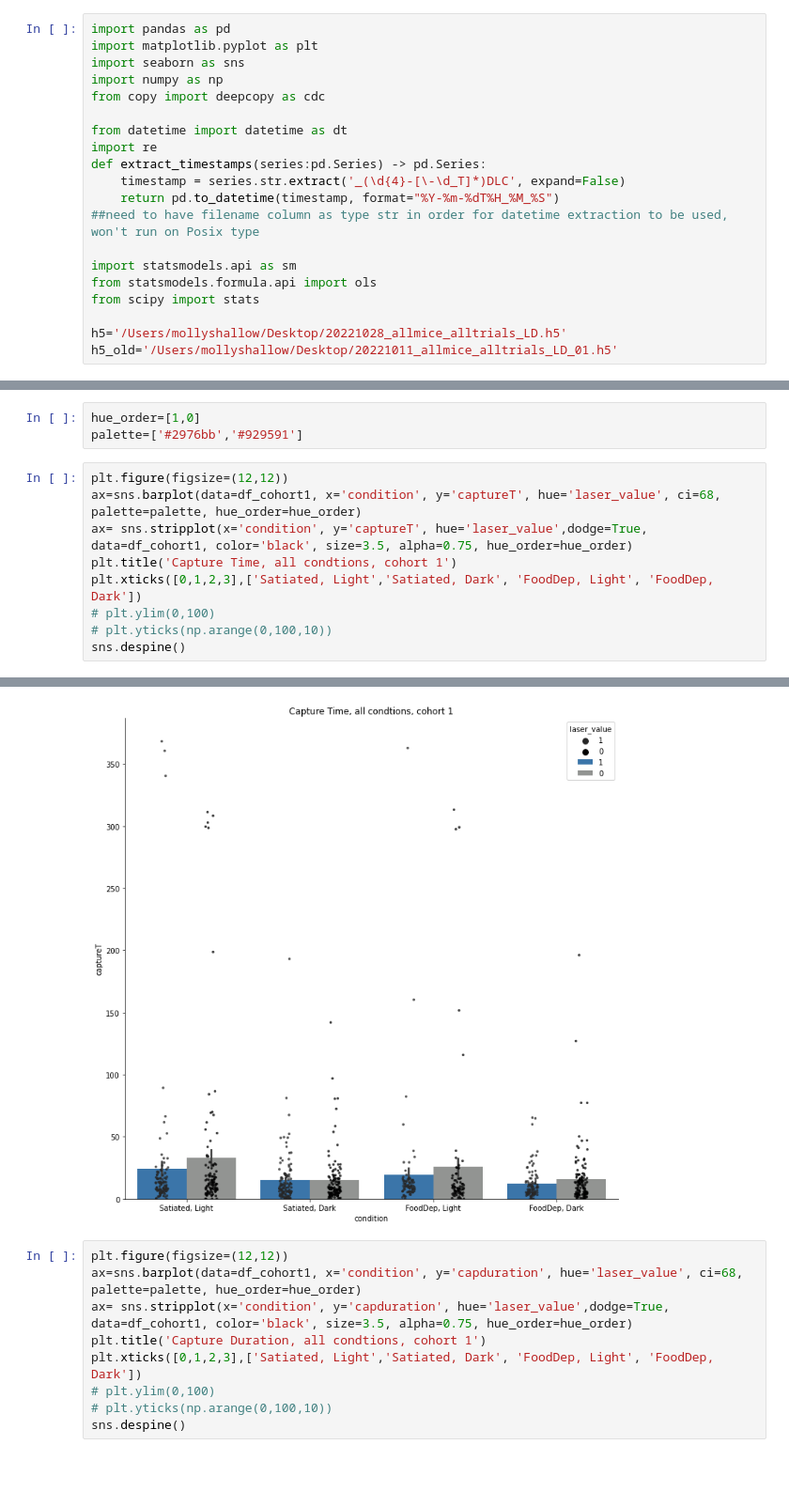
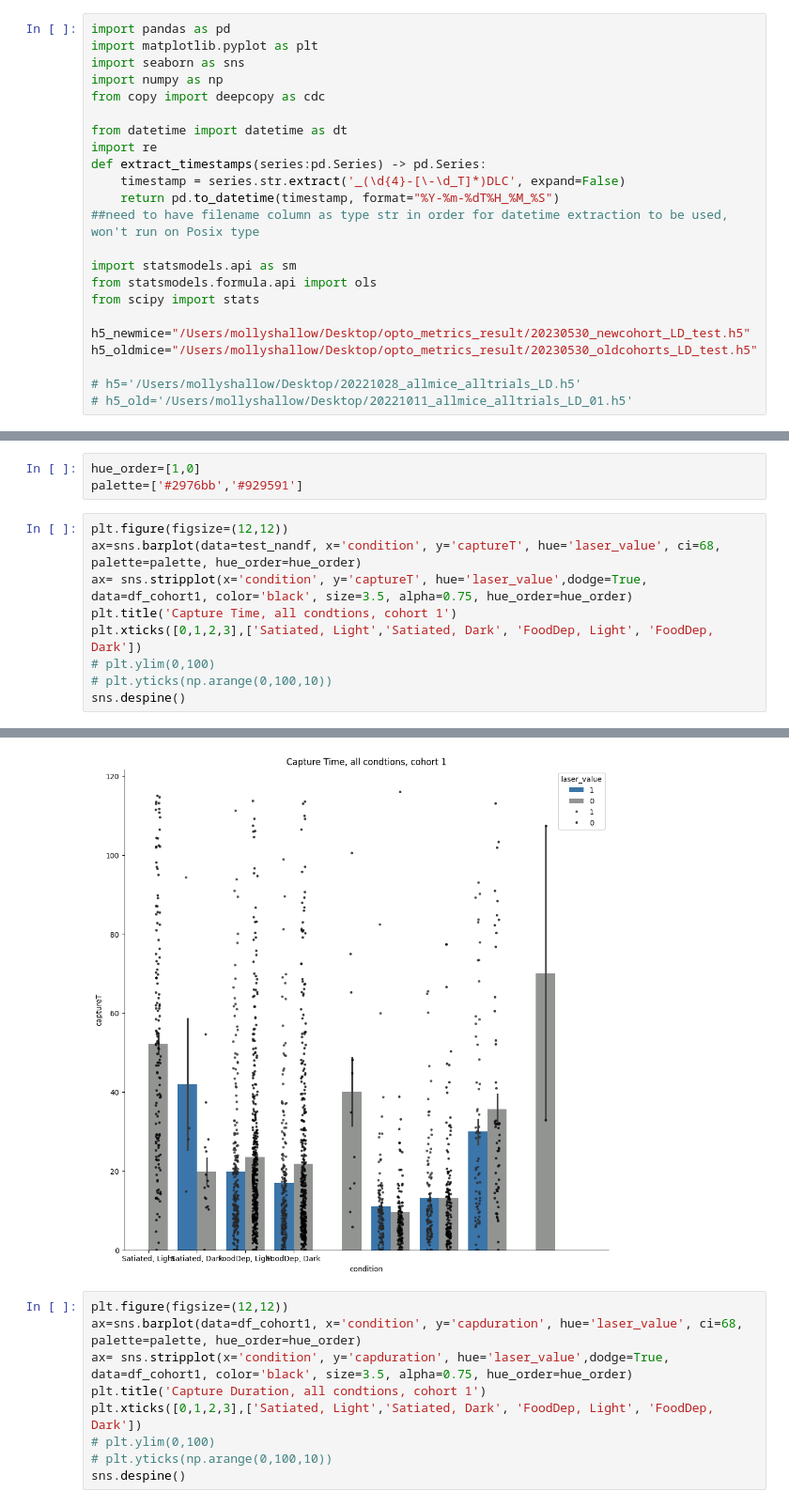
Before and after one commit to wehr-lab/Prey_Capture_Python, a Jupyter notebook: notebooks/posterfigs.ipynb, the cells around one changed output, grey strips where cells are left out. Shown at 94% size. Saved outputs shown, nothing was run; the diff lists cells and outputs as text; blank space fills up the shorter version.

```diff
--- a/notebooks/posterfigs.ipynb
+++ b/notebooks/posterfigs.ipynb
@@ -16,5 +16,8 @@ import statsmodels.api as sm
 from statsmodels.formula.api import ols
 from scipy import stats
 
-h5='/Users/mollyshallow/Desktop/20221028_allmice_alltrials_LD.h5'
-h5_old='/Users/mollyshallow/Desktop/20221011_allmice_alltrials_LD_01.h5'
+h5_newmice="/Users/mollyshallow/Desktop/opto_metrics_result/20230530_newcohort_LD_test.h5"
+h5_oldmice="/Users/mollyshallow/Desktop/opto_metrics_result/20230530_oldcohorts_LD_test.h5"
+
+# h5='/Users/mollyshallow/Desktop/20221028_allmice_alltrials_LD.h5'
+# h5_old='/Users/mollyshallow/Desktop/20221011_allmice_alltrials_LD_01.h5'
@@ -231,7 +238,7 @@ hue_order=[1,0]
 palette=['#2976bb','#929591']
 # %%
 plt.figure(figsize=(12,12))
-ax=sns.barplot(data=df_cohort1, x='condition', y='captureT', hue='laser_value', ci=68, palette=palette, hue_order=hue_order)
+ax=sns.barplot(data=test_nandf, x='condition', y='captureT', hue='laser_value', ci=68, palette=palette, hue_order=hue_order)
 ax= sns.stripplot(x='condition', y='captureT', hue='laser_value',dodge=True, data=df_cohort1, color='black', size=3.5, alpha=0.75, hue_order=hue_order)
 plt.title('Capture Time, all condtions, cohort 1')
 plt.xticks([0,1,2,3],['Satiated, Light','Satiated, Dark', 'FoodDep, Light', 'FoodDep, Dark'])
@@ -242,4 +256,4 @@ sns.despine()
-[figure, old version]
+[figure, new version]
 # %%
 plt.figure(figsize=(12,12))
 ax=sns.barplot(data=df_cohort1, x='condition', y='capduration', hue='laser_value', ci=68, palette=palette, hue_order=hue_order)
```
Also changed, not shown: parts of 12 cells of this notebook, 39 other files.
